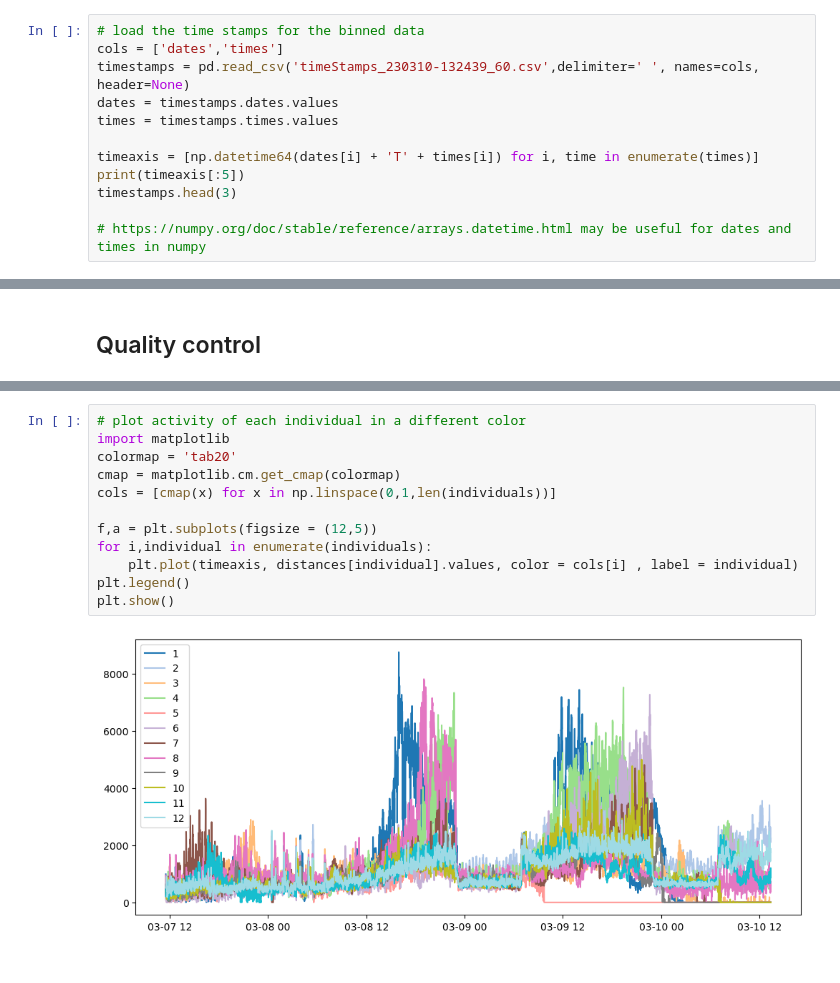
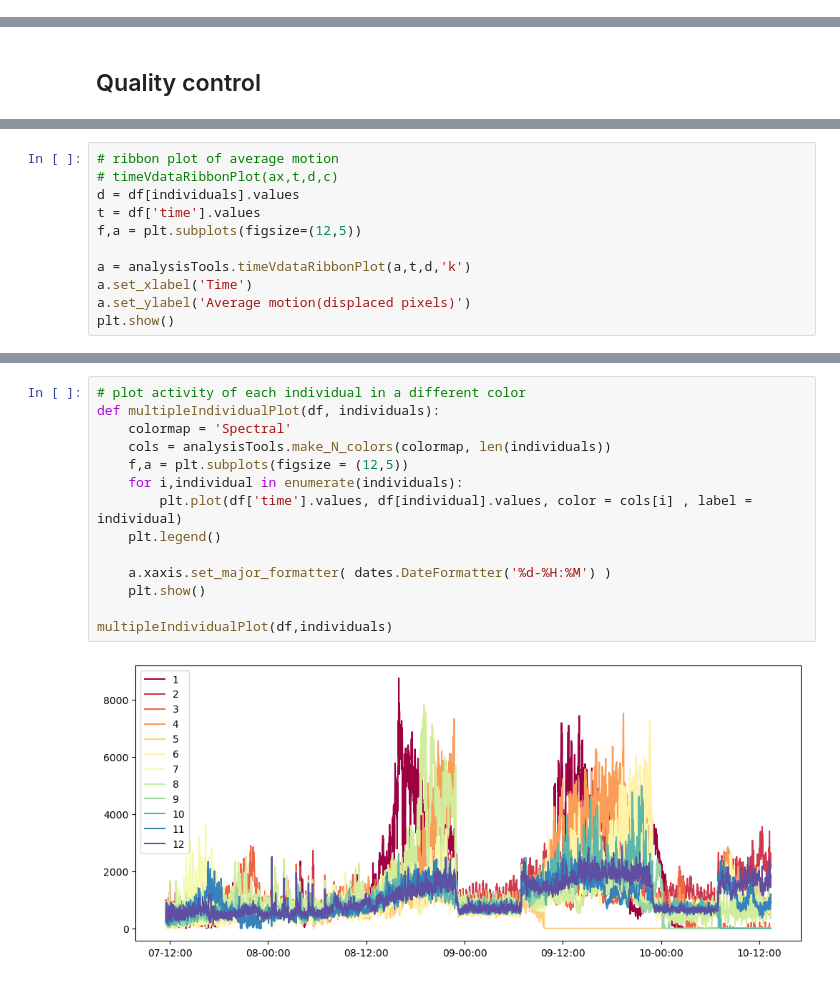
Before and after one commit to enwudz/pytracker, a Jupyter notebook: videotrack_analysis_daphnia.ipynb, the cells around one changed output, grey strips where cells are left out. Cells and saved outputs as stored; diff of their text form.

```diff
--- a/videotrack_analysis_daphnia.ipynb
+++ b/videotrack_analysis_daphnia.ipynb
@@ -38,12 +113,0 @@ distances.head(5) # look at a bit of the data
-# %%
-# load the time stamps for the binned data
-cols = ['dates','times']
-timestamps = pd.read_csv('timeStamps_230310-132439_60.csv',delimiter=' ', names=cols, header=None)
-dates = timestamps.dates.values
-times = timestamps.times.values
-
-timeaxis = [np.datetime64(dates[i] + 'T' + times[i]) for i, time in enumerate(times)]
-print(timeaxis[:5])
-timestamps.head(3)
-
-# https://numpy.org/doc/stable/reference/arrays.datetime.html may be useful for dates and times in numpy
@@ -94,0 +144,11 @@ plt.show()
+# %%
+# ribbon plot of average motion
+# timeVdataRibbonPlot(ax,t,d,c)
+d = df[individuals].values
+t = df['time'].values
+f,a = plt.subplots(figsize=(12,5))
+
+a = analysisTools.timeVdataRibbonPlot(a,t,d,'k')
+a.set_xlabel('Time')
+a.set_ylabel('Average motion(displaced pixels)')
+plt.show()
@@ -95,16 +157,18 @@ plt.show()
 # %%
 # plot activity of each individual in a different color
-import matplotlib
-colormap = 'tab20'
-cmap = matplotlib.cm.get_cmap(colormap)
-cols = [cmap(x) for x in np.linspace(0,1,len(individuals))]
+def multipleIndividualPlot(df, individuals):
+    colormap = 'Spectral'
+    cols = analysisTools.make_N_colors(colormap, len(individuals))
+    f,a = plt.subplots(figsize = (12,5))
+    for i,individual in enumerate(individuals):
+        plt.plot(df['time'].values, df[individual].values, color = cols[i] , label = individual)
+    plt.legend()
 
-f,a = plt.subplots(figsize = (12,5))
-for i,individual in enumerate(individuals):
-    plt.plot(timeaxis, distances[individual].values, color = cols[i] , label = individual)
-plt.legend()
-plt.show()
+    a.xaxis.set_major_formatter( dates.DateFormatter('%d-%H:%M') )
+    plt.show()
+
+multipleIndividualPlot(df,individuals)
 # %% [output]
-[figure, old version]
+[figure, new version]
 # %%
 # plot a particular individual
```
Also changed, not shown: parts of 22 cells of this notebook, 1 other file.
